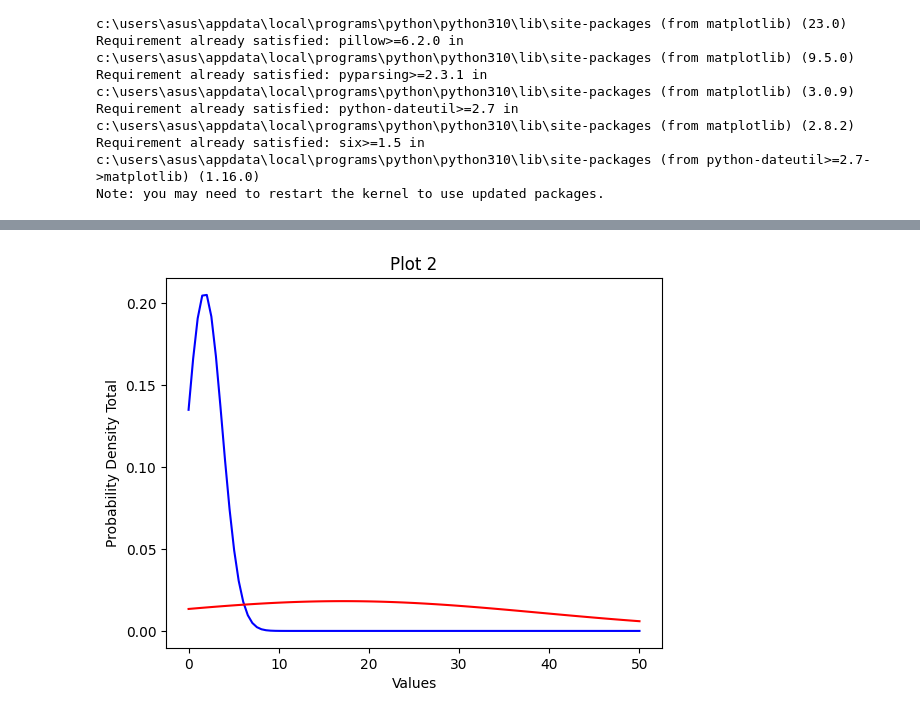
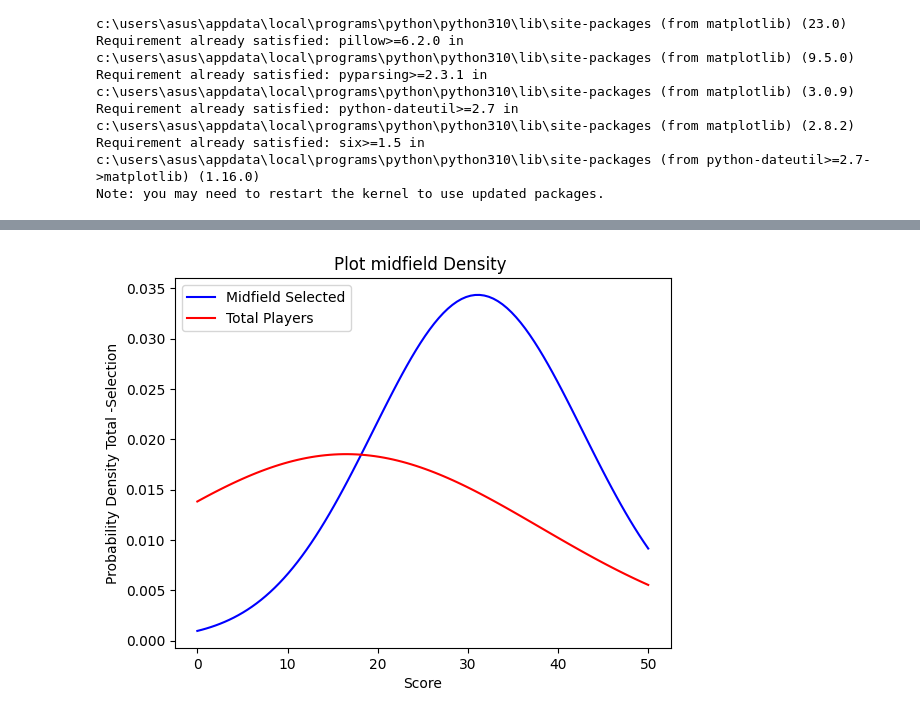
Before and after one commit to MHBehroozi/Transfermarkt, a Jupyter notebook: statistical_analysis/Statistical_Coach'sRequest/Phase3.ipynb, the cells around one changed output, grey strips where cells are left out. Saved outputs shown, nothing was run; the diff lists cells and outputs as text; code cells hidden in the pictures.

```diff
--- a/statistical_analysis/Statistical_Coach'sRequest/Phase3.ipynb
+++ b/statistical_analysis/Statistical_Coach'sRequest/Phase3.ipynb
@@ -203,6 +241,6 @@ main_df
 148489 rows × 33 columns
 # %%
 s_df=main_df[main_df['season_x']==2021]
-final_df=s_df.groupby(['player_id','market_value_y'])['Score'].sum().reset_index()
+final_df=s_df.groupby(['player_id','market_value_y','main_position','club full name'])['Score'].sum().reset_index()
 final_df
 # %% [output]
@@ -260,9 +333,13 @@ final_df_sorted
 # %%
-final_df_sorted['عملکرد درصد'] = final_df_sorted['Score_Rank'] / len(df)
+# final_df_sorted['عملکرد درصد'] = final_df_sorted['Score_Rank'] / len(df)
 
-# محاسبه درصد رتبه قیمت
-final_df_sorted['قیمت درصد'] =final_df_sorted['market_value_Rank'] / len(df)
-final_df_sorted
+# # محاسبه درصد رتبه قیمت
+# final_df_sorted['قیمت درصد'] =final_df_sorted['market_value_Rank'] / len(df)
+
+# # فیلتر کردن براساس شرایط مورد نظر (30% برترین عملکرد و 40% پایین‌ترین قیمت)
+# filtered_df = final_df_sorted[(final_df_sorted['عملکرد درصد'] <= 0.3) & (final_df_sorted['قیمت درصد'] <= 0.4)]
+# dl=filtered_df.sort_values(by='عملکرد درصد')
+# dl
 # %% [output]
 A value is trying to be set on a copy of a slice from a DataFrame.
 Try using .loc[row_indexer,col_indexer] = value instead
@@ -325,10 +366,0 @@ intersection_df
-# %%
-final_df_sorted['عملکرد درصد'] = final_df_sorted['Score_Rank'] / len(df)
-
-# محاسبه درصد رتبه قیمت
-final_df_sorted['قیمت درصد'] =final_df_sorted['market_value_Rank'] / len(df)
-
-# فیلتر کردن براساس شرایط مورد نظر (30% برترین عملکرد و 40% پایین‌ترین قیمت)
-filtered_df = final_df_sorted[(final_df_sorted['عملکرد درصد'] <= 0.3) & (final_df_sorted['قیمت درصد'] <= 0.4)]
-dl=filtered_df.sort_values(by='عملکرد درصد')
-dl
@@ -505,0 +704,3 @@ plt.show()
+# %%
+midfield_df=intersection_df[intersection_df['main_position'].isin(['midfield','midfield Defensive Midfield','midfield Central Midfield','midfield Attacking Midfield','midfield Left Midfield','midfield Right Midfield'])]
+midfield_df
@@ -517,39 +732,39 @@ from scipy import stats
 xmin1 = 0
 xmax1 = 50
 xmin2 = 0
 xmax2 = 50
 
 # Generate x values for both plots
 x1 = np.linspace(xmin1, xmax1, 100)
 x2 = np.linspace(xmin2, xmax2, 100)
 
 # Calculate the PDF for both plots
-mean1 = np.mean(intersection_df['Score'])
-std1 = np.std(intersection_df['Score'])
+mean1 = np.mean(midfield_df['Score'])
+std1 = np.std(midfield_df['Score'])
 p1 = stats.norm.pdf(x1, mean1, std1)
 
 mean2 = np.mean(final_df_sorted['Score'])
 std2 = np.std(final_df_sorted['Score'])
 p2 = stats.norm.pdf(x2, mean2, std2)
 
 
 
 # Create a figure with subplots
 fig, ax = plt.subplots()
 
 # Plot the first plot
-ax.plot(x1, p1, color='blue')
+ax.plot(x1, p1, color='blue',label='Midfield Selected')
 ax.set_xlabel('Values')
 ax.set_ylabel('Probability Density Selection')
 ax.set_title('Plot 1')
 
 # Plot the second plot
-ax.plot(x2, p2, color='red')
-ax.set_xlabel('Values')
-ax.set_ylabel('Probability Density Total')
-ax.set_title('Plot 2')
-
+ax.plot(x2, p2, color='red',label='Total Players')
+ax.set_xlabel('Score')
+ax.set_ylabel('Probability Density Total -Selection')
+ax.set_title('Plot midfield Density ')
+ax.legend()
 # Show the plot
 plt.show()
 # %% [output]
-[figure, old version]
+[figure, new version]
```
Also changed, not shown: parts of 44 cells of this notebook.
